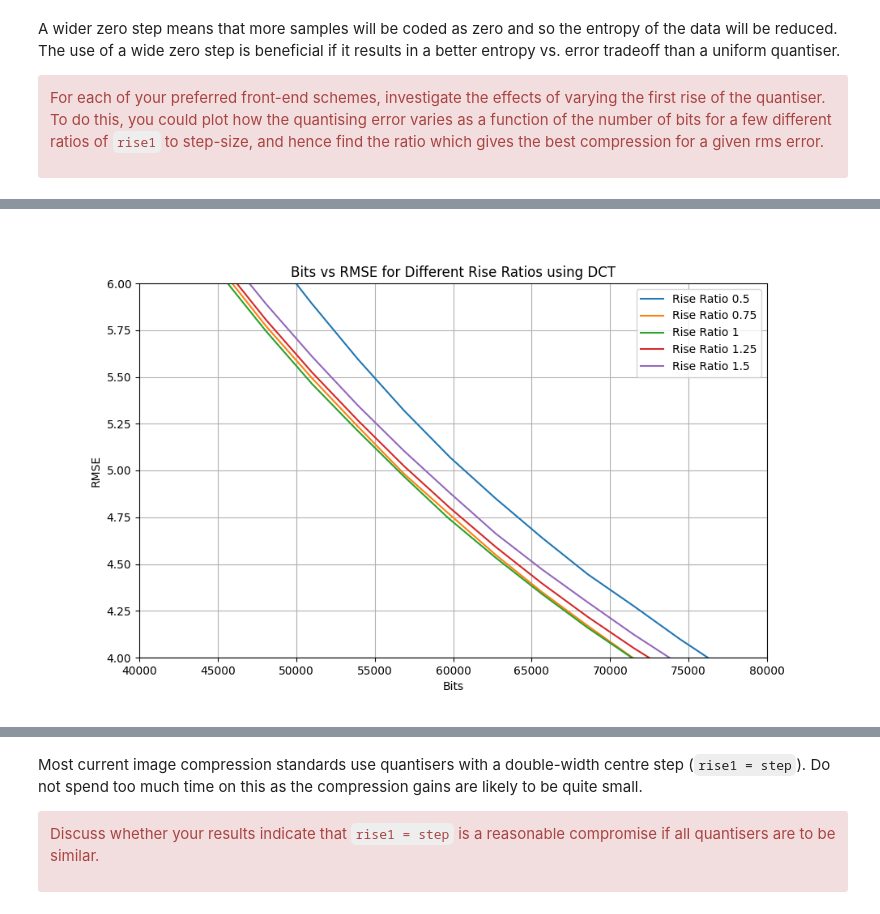
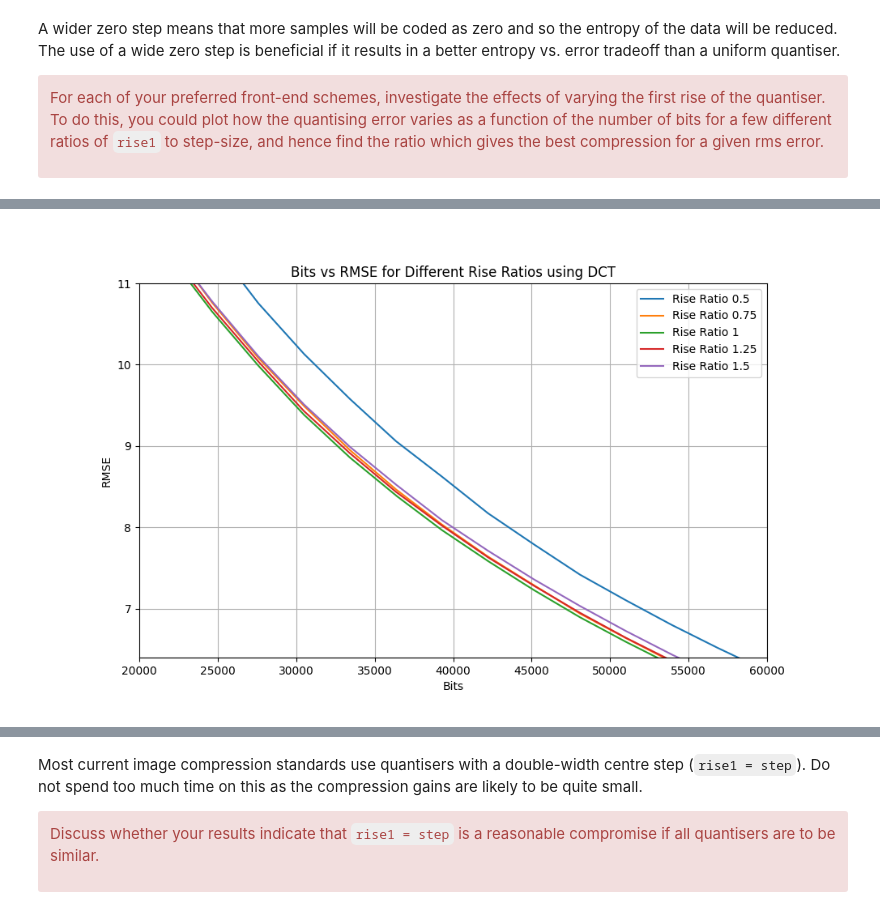
Before and after one commit to ak2380/cued_sf2_lab, a Jupyter notebook: 10-11-selection-centre-clipped.ipynb, the cells around one changed output, grey strips where cells are left out. Saved outputs shown, nothing was run; the diff lists cells and outputs as text; code cells hidden in the pictures.

```diff
--- a/10-11-selection-centre-clipped.ipynb
+++ b/10-11-selection-centre-clipped.ipynb
@@ -158,7 +158,7 @@ results_dct = {0.5: {'bits': [], 'rmse': []}, 0.75: {'bits': [], 'rmse': []}, 1:
 results_lbt = {0.5: {'bits': [], 'rmse': []}, 0.75: {'bits': [], 'rmse': []}, 1: {'bits': [], 'rmse': []}, 1.25: {'bits': [], 'rmse': []}, 1.5: {'bits': [], 'rmse': []}}
 results_dwt = {0.5: {'bits': [], 'rmse': []}, 0.75: {'bits': [], 'rmse': []}, 1: {'bits': [], 'rmse': []}, 1.25: {'bits': [], 'rmse': []}, 1.5: {'bits': [], 'rmse': []}}
 
-image = columbia
+image = lighthouse
 # %%
 for rise in rise_ratios:
     for target_bits in target_bits_range:
@@ -202,23 +202,23 @@ plt.show()
 # %%
 plt.figure(figsize=(10, 6))
 
 # Plotting the main graph
 for rise in rise_ratios:
     plt.plot(results_dct[rise]['bits'], results_dct[rise]['rmse'], label=f'Rise Ratio {rise}')
 
 plt.xlabel('Bits')
 plt.ylabel('RMSE')
 plt.title('Bits vs RMSE for Different Rise Ratios using DCT')
 plt.legend()
 plt.grid(True)
 
 # Setting the x and y axis limits for the constrained portion
-plt.xlim(40000, 80000)
-plt.ylim(4, 6)
+plt.xlim(20000, 60000)
+plt.ylim(6.4,11)
 
 plt.show()
 # %% [output]
-[figure, old version]
+[figure, new version]
 # %%
 for rise in rise_ratios:
     for target_bits in target_bits_range:
```
Also changed, not shown: parts of 6 cells of this notebook, 18 other files.
